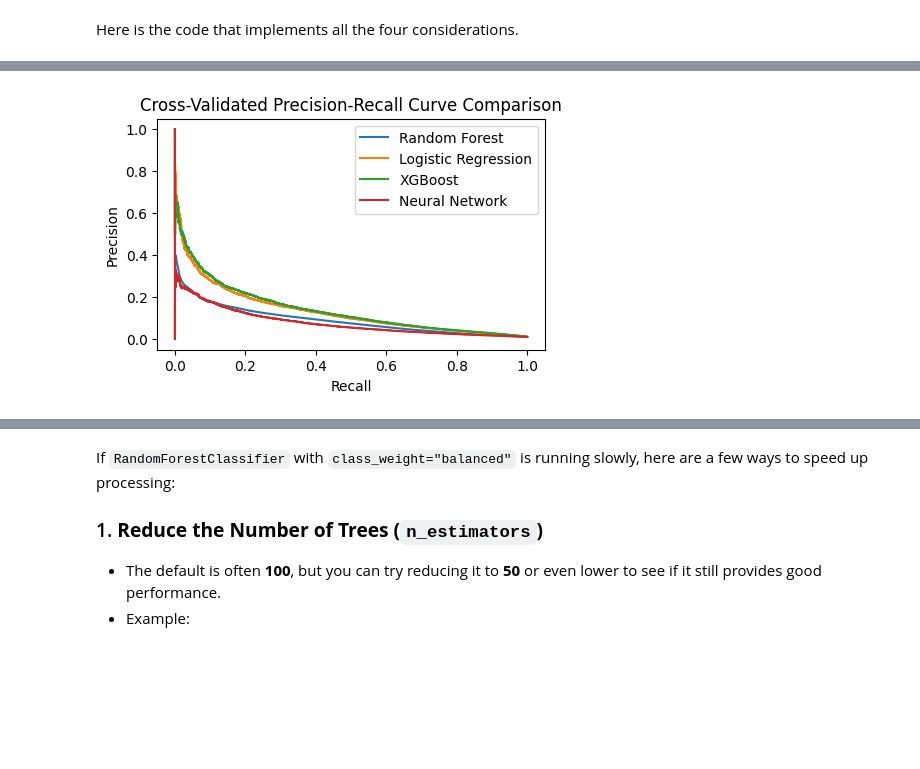
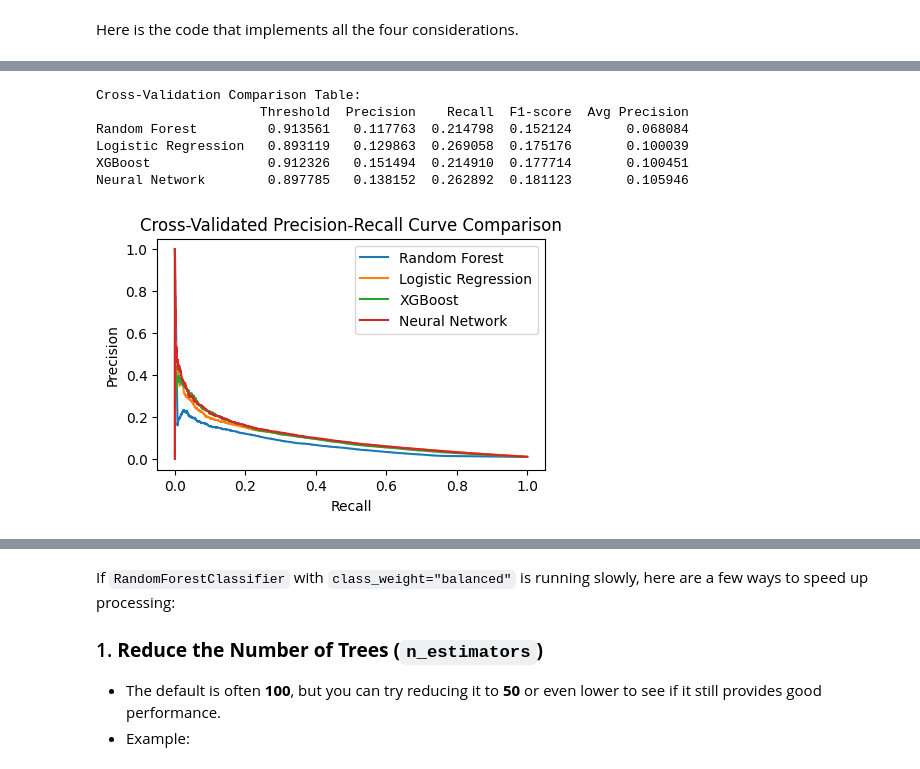
Before and after one commit to tezzytezzy/bank-account-fraud-analysis, a Jupyter notebook: bank-account-fraud-analysis-google-colab.ipynb, the cells around one changed output, grey strips where cells are left out. Drawn from its saved outputs; the diff is of its cells as text; code cells hidden in the pictures; blank space fills up the shorter version.

```diff
--- a/bank-account-fraud-analysis-google-colab.ipynb
+++ b/bank-account-fraud-analysis-google-colab.ipynb
@@ -1062,13 +1046,6 @@ While `accuracy` is common, it's often **not ideal for imbalanced datasets**. Be
 4. **ROC-AUC (`roc_auc_score`)** – Evaluates classifier performance across different thresholds.
 5. **PR-AUC (`average_precision_score`)** – Focuses on precision-recall trade-off.
 # %%
-# import numpy as np
-# import pandas as pd
-# import matplotlib.pyplot as plt
-# import seaborn as sns
-
-# import time
-
 from sklearn.model_selection import train_test_split
 from sklearn.linear_model import LogisticRegression
 from sklearn.ensemble import RandomForestClassifier
@@ -1107,9 +1084,9 @@ for model_name, model in models.items():
         roc_data.append([model_name, fpr[i], tpr[i], roc_auc])
 
     y_pred = model.predict(X_test)
-    precision, recall, f1_score, _ = precision_recall_fscore_support(y_test, y_pred, average="binary")
+    precision_, recall_, f1_score_, _ = precision_recall_fscore_support(y_test, y_pred, average="binary")
 
-    metrics_data.append([model_name, precision, recall, f1_score, roc_auc, measure_duration(start_time)])
+    metrics_data.append([model_name, precision_, recall_, f1_score_, roc_auc, measure_duration(start_time)])
 
 # Add TensorFlow Neural Network separately
 start_time = time.time()
@@ -1152,8 +1129,10 @@ for ax, title in zip(g.axes.flat, df_roc[LABEL_MODEL].unique()):
 
     if len(auc_value) > 0:
         # ax.set_label(f"{LABEL_ROC_AUC} = {auc_value[0]:.4f}")
-        ax.legend(labels=f"{LABEL_ROC_AUC} = {auc_value[0]:.4f}", loc="lower right")
-
+        # ax.legend(labels=f"{LABEL_ROC_AUC} = {auc_value[0]:.4f}", loc="lower right")
+        ax.text(0.85, 0.05, f"{LABEL_ROC_AUC} = {auc_value[0]:.4f}",
+                transform=ax.transAxes, fontsize=10, verticalalignment='bottom',
+                horizontalalignment='right', bbox=dict(facecolor='white', alpha=0.5))
 
 print(f"\nModel Performance Metrics:\n")
 print(df_supervised_method_result)
@@ -1505,55 +1494,34 @@ The MLPClassifier is a simple and user-friendly option for implementing neural n
 # %% [markdown]
 Here is the code that implements all the four considerations.
 # %%
-# import numpy as np
-# import matplotlib.pyplot as plt
-# import pandas as pd
-
-# from sklearn.metrics import (
-#     precision_recall_curve,
-#     precision_score,
-#     recall_score,
-#     f1_score,
-#     average_precision_score,
-# )
-# from sklearn.ensemble import RandomForestClassifier
-# from xgboost import XGBClassifier
-# from sklearn.linear_model import LogisticRegression
 from sklearn.neural_network import MLPClassifier
-
 from imblearn.over_sampling import SMOTE
 from imblearn.pipeline import Pipeline
-# from sklearn.datasets import make_classification
 from sklearn.model_selection import StratifiedKFold, cross_val_predict
 
-# -----------------------
-# 1. Data Generation
-# -----------------------
-# X_train, X_test, y_train, y_test = train_test_split(X, y, test_size=0.2, random_state=42)
+# 1.
+# LogisticRegression's max_iter with 25, 50, 100 (default) and 200 all give the following warning.
+# /usr/local/lib/python3.11/dist-packages/sklearn/linear_model/_logistic.py:465: ConvergenceWarning: lbfgs failed to converge (status=1):
+# STOP: TOTAL NO. OF ITERATIONS REACHED LIMIT.
+# Increase the number of iterations (max_iter) or scale the data as shown in:
+#     https://scikit-learn.org/stable/modules/preprocessing.html
+# Please also refer to the documentation for alternative solver options:
+#     https://scikit-learn.org/stable/modules/linear_model.html#logistic-regression
+#   n_iter_i = _check_optimize_result(
 
-# -----------------------
-# 1. Define Models
-# -----------------------
-# models = {
-#     "Random Forest": RandomForestClassifier(n_estimators=100, class_weight="balanced", random_state=42), // default n_estimators=100
-#     "Logistic Regression": LogisticRegression(max_iter=1000, class_weight="balanced", random_state=42), // default max_iter=100
-#     "XGBoost": XGBClassifier(use_label_encoder=False, eval_metric="logloss", random_state=42),
-#     "Neural Network": MLPClassifier(max_iter=1000, random_state=42) // default max_iter=200
-# }
-
-# Set RandomForestClassifier's n_estimators and LogisticRegression's max_iter to a quarter (25%) of each default values for speed
-# MLPClassifier's max_iter is increased by the magnitude of 2.5 because 50, 100 and 200 (default) all gives the following warning
+# 2.
+# MLPClassifier's max_iter is increased to 500 because 50, 100 and 200 (default) all gives the following warning
 # /usr/local/lib/python3.11/dist-packages/sklearn/neural_network/_multilayer_perceptron.py:691: ConvergenceWarning: Stochastic Optimizer: Maximum iterations (50/100/200) reached and the optimization hasn't converged yet.
 #  warnings.warn(
 models = {
     "Random Forest": RandomForestClassifier(n_estimators=25, class_weight="balanced", random_state=RANDOM_STATE_NUM),
-    "Logistic Regression": LogisticRegression(max_iter=25, class_weight="balanced", random_state=RANDOM_STATE_NUM),
+    "Logistic Regression": LogisticRegression(max_iter=200, class_weight="balanced", random_state=RANDOM_STATE_NUM),
     "XGBoost": XGBClassifier(random_state=RANDOM_STATE_NUM),
     "Neural Network": MLPClassifier(max_iter=500, random_state=RANDOM_STATE_NUM)
 }
 
 # -----------------------
-# 2. Cross-Validation Setup
+# Cross-Validation Setup
 # -----------------------
 # Use 3-fold stratified cross validation, instead of 5-fold for speed
 cv = StratifiedKFold(n_splits=3, shuffle=True, random_state=RANDOM_STATE_NUM)
@@ -1589,6 +1557,7 @@ for name, model in models.items():
     # Compute evaluation metrics on the cross validated (aggregated) predictions.
     prec_value = precision_score(y_train, y_cv_pred)
     rec_value = recall_score(y_train, y_cv_pred)
+
     f1_val = f1_score(y_train, y_cv_pred)
     avg_prec_val = average_precision_score(y_train, y_cv_probas)
 
@@ -1604,14 +1573,14 @@ for name, model in models.items():
     pr_curves[name] = (recall_vals, precision_vals)
 
 # -----------------------
-# 3. Display Cross Validation Comparison Table
+# Display Cross Validation Comparison Table
 # -----------------------
 results_df = pd.DataFrame(cv_results).T
 print("Cross-Validation Comparison Table:")
 print(results_df)
 
 # -----------------------
-# 4. Plot Aggregated Precision-Recall Curves for All Models
+# Plot Aggregated Precision-Recall Curves for All Models
 # -----------------------
 plt.figure(figsize=(5, 3))
 for name, (recall_curve, precision_curve) in pr_curves.items():
@@ -1623,7 +1592,7 @@ plt.legend()
 plt.show()
 
 # -----------------------
-# 5. Final Evaluation on a Hold-Out Test Set
+# Final Evaluation on a Hold-Out Test Set
 # -----------------------
 # Train each pipeline on the entire training set and evaluate on the independent test set.
 # final_results = {}
@@ -1667,2 +1647,8 @@ Neural Network        0.926027   0.134568  0.182511  0.154915       0.078133
+Cross-Validation Comparison Table:
+                     Threshold  Precision    Recall  F1-score  Avg Precision
+Random Forest         0.913561   0.117763  0.214798  0.152124       0.068084
+Logistic Regression   0.893119   0.129863  0.269058  0.175176       0.100039
+XGBoost               0.912326   0.151494  0.214910  0.177714       0.100451
+Neural Network        0.897785   0.138152  0.262892  0.181123       0.105946
-[figure, old version]
+[figure, new version]
 # %% [markdown]
```
Also changed, not shown: parts of 27 cells of this notebook.
